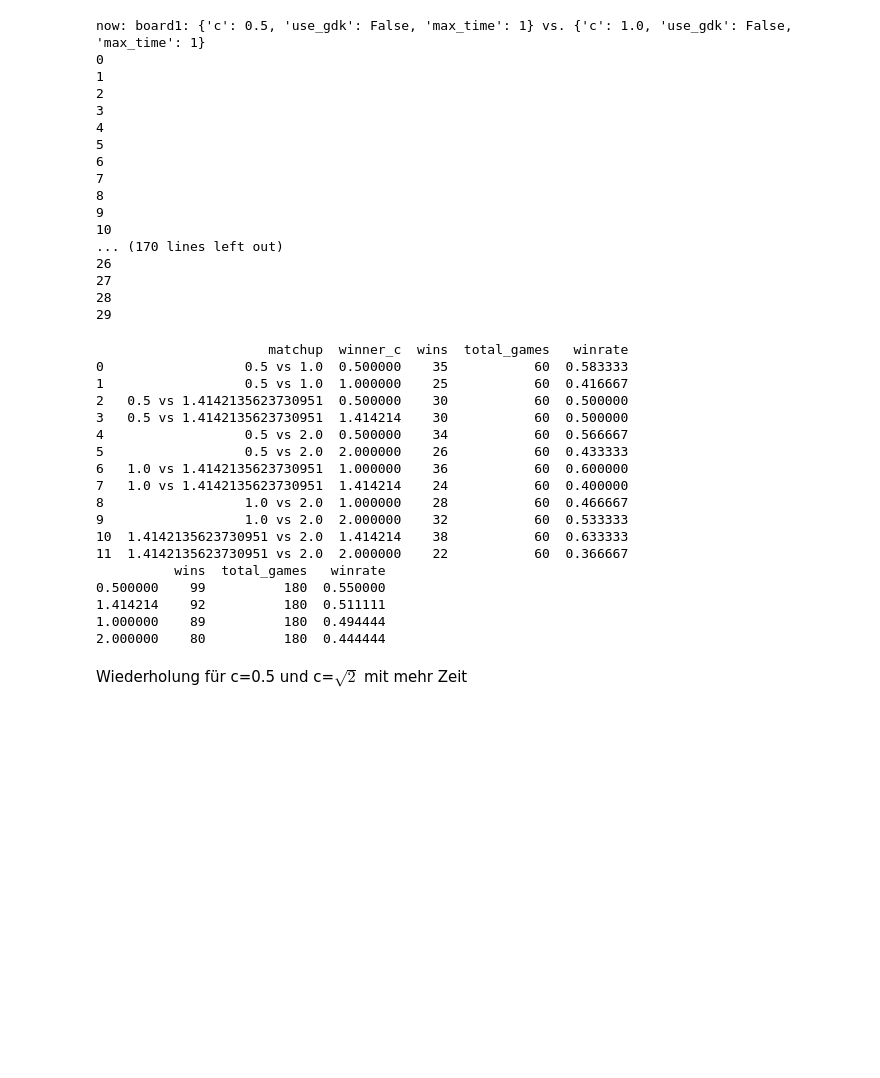
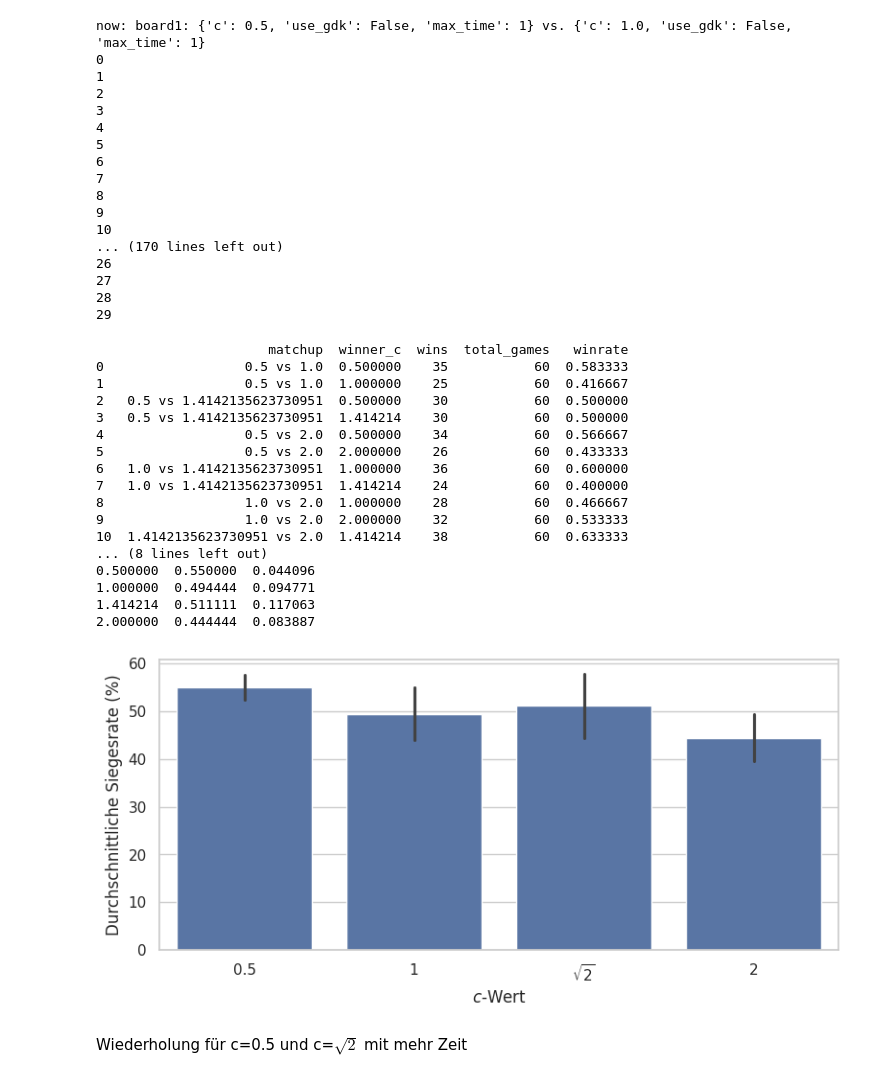
Before and after one commit to l3yd/bachelorarbeit, a Jupyter notebook: experiments.ipynb, the cells around one changed output. Drawn from its saved outputs; the diff is of its cells as text; code cells hidden in the pictures; blank space fills up the shorter version.

```diff
--- a/experiments.ipynb
+++ b/experiments.ipynb
@@ -365,39 +351,61 @@ matchup_stats = pd.merge(matchup_wins, matchup_games, on='matchup')
 
 matchup_stats['winrate'] = matchup_stats['wins'] / matchup_stats['total_games']
 
 print(matchup_stats)
 
 wins = df['winner_c'].value_counts().rename('wins')
 #print(wins)
 player1_counts = df['player1_c'].value_counts()
 player2_counts = df['player2_c'].value_counts()
 player1_counts.loc[2.0] = 0
 player2_counts.loc[0.5] = 0
 total_games = (player1_counts + player2_counts).rename('total_games')
 
 winrate_df = pd.concat([wins, total_games], axis=1).fillna(0)
 winrate_df['winrate'] = winrate_df['wins'] / winrate_df['total_games']
 
 print(winrate_df)
+
+stats = matchup_stats.groupby('winner_c')['winrate'].agg(['mean','std'])
+print(stats)
+
+matchup_stats['winrate'] = matchup_stats['winrate'] * 100
+
+sns.set(style="whitegrid")
+plt.figure(figsize=(8,4))
+barplot = sns.barplot(
+    data=matchup_stats,
+    x='winner_c',
+    y='winrate',
+    estimator='mean',
+    errorbar=('se')
+)
+
+barplot.set_xlabel(r"$c$-Wert")
+barplot.set_ylabel("Durchschnittliche Siegesrate (%)")
+
+plt.xticks(ticks=range(4), labels=[0.5,1,r'$\sqrt{2}$',2])
+plt.tight_layout()
+plt.show()
 # %% [output]
                       matchup  winner_c  wins  total_games   winrate
 0                  0.5 vs 1.0  0.500000    35           60  0.583333
 1                  0.5 vs 1.0  1.000000    25           60  0.416667
 2   0.5 vs 1.4142135623730951  0.500000    30           60  0.500000
 3   0.5 vs 1.4142135623730951  1.414214    30           60  0.500000
 4                  0.5 vs 2.0  0.500000    34           60  0.566667
 5                  0.5 vs 2.0  2.000000    26           60  0.433333
 6   1.0 vs 1.4142135623730951  1.000000    36           60  0.600000
 7   1.0 vs 1.4142135623730951  1.414214    24           60  0.400000
 8                  1.0 vs 2.0  1.000000    28           60  0.466667
 9                  1.0 vs 2.0  2.000000    32           60  0.533333
 10  1.4142135623730951 vs 2.0  1.414214    38           60  0.633333
-11  1.4142135623730951 vs 2.0  2.000000    22           60  0.366667
-          wins  total_games   winrate
-0.500000    99          180  0.550000
-1.414214    92          180  0.511111
-1.000000    89          180  0.494444
-2.000000    80          180  0.444444
+... (8 lines left out)
+0.500000  0.550000  0.044096
+1.000000  0.494444  0.094771
+1.414214  0.511111  0.117063
+2.000000  0.444444  0.083887
+[figure, added]
 # %% [markdown]
 Wiederholung für c=0.5 und c=$\sqrt2$ mit mehr Zeit
 # %%
```
Also changed, not shown: parts of 5 cells of this notebook, 7 other files.
